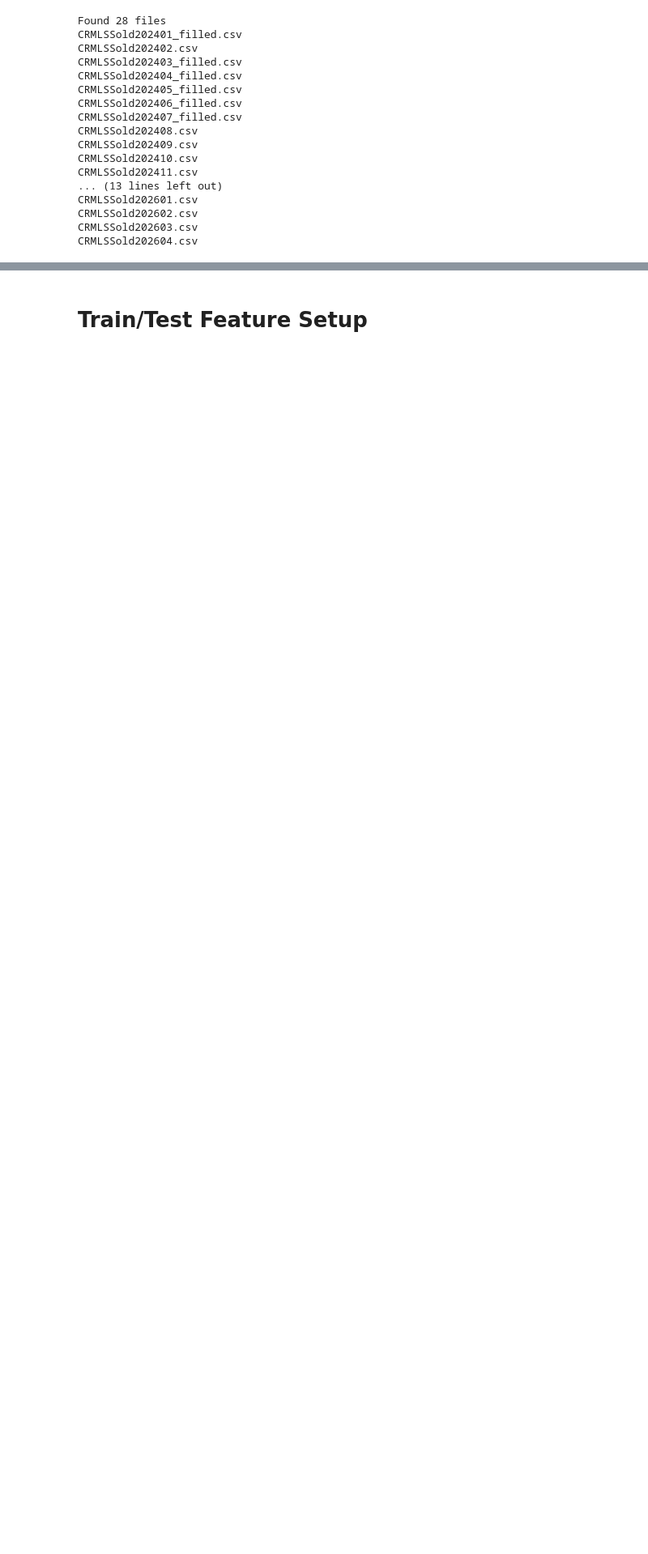
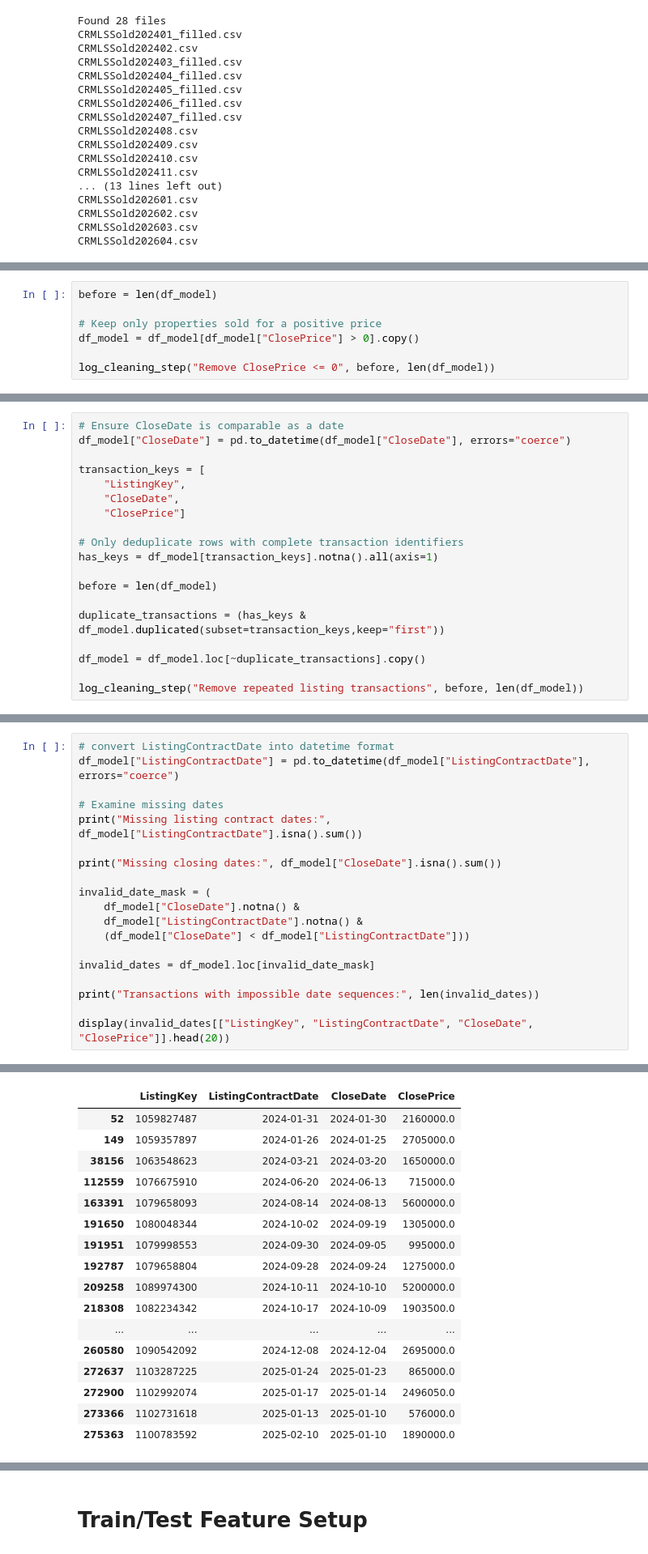
Before and after one commit to KieraChiu/IDX-Exchange-Data-Science, a Jupyter notebook: 02_preprocessing.ipynb, the cells around one changed output, grey strips where cells are left out. Shown at 81% size. Drawn from its saved outputs; the diff is of its cells as text; blank space fills up the shorter version.

```diff
--- a/02_preprocessing.ipynb
+++ b/02_preprocessing.ipynb
@@ -270,0 +143,7 @@ Test rows: 12490
+# %%
+before = len(df_model)
+
+# Keep only properties sold for a positive price
+df_model = df_model[df_model["ClosePrice"] > 0].copy()
+
+log_cleaning_step("Remove ClosePrice <= 0", before, len(df_model))
@@ -270,0 +200,19 @@ Test rows: 12490
+# %%
+# Ensure CloseDate is comparable as a date
+df_model["CloseDate"] = pd.to_datetime(df_model["CloseDate"], errors="coerce")
+
+transaction_keys = [
+    "ListingKey",
+    "CloseDate",
+    "ClosePrice"]
+
+# Only deduplicate rows with complete transaction identifiers
+has_keys = df_model[transaction_keys].notna().all(axis=1)
+
+before = len(df_model)
+
+duplicate_transactions = (has_keys & df_model.duplicated(subset=transaction_keys,keep="first"))
+
+df_model = df_model.loc[~duplicate_transactions].copy()
+
+log_cleaning_step("Remove repeated listing transactions", before, len(df_model))
@@ -270,0 +225,20 @@ Test rows: 12490
+# %%
+# convert ListingContractDate into datetime format
+df_model["ListingContractDate"] = pd.to_datetime(df_model["ListingContractDate"], errors="coerce")
+
+# Examine missing dates
+print("Missing listing contract dates:", df_model["ListingContractDate"].isna().sum())
+
+print("Missing closing dates:", df_model["CloseDate"].isna().sum())
+
+invalid_date_mask = (
+    df_model["CloseDate"].notna() &
+    df_model["ListingContractDate"].notna() &
+    (df_model["CloseDate"] < df_model["ListingContractDate"]))
+
+invalid_dates = df_model.loc[invalid_date_mask]
+
+print("Transactions with impossible date sequences:", len(invalid_dates))
+
+display(invalid_dates[["ListingKey", "ListingContractDate", "CloseDate", "ClosePrice"]].head(20))
+# %% [output]
@@ -270,0 +248,17 @@ Test rows: 12490
+|  | ListingKey | ListingContractDate | CloseDate | ClosePrice |
+| 52 | 1059827487 | 2024-01-31 | 2024-01-30 | 2160000.0 |
+| 149 | 1059357897 | 2024-01-26 | 2024-01-25 | 2705000.0 |
+| 38156 | 1063548623 | 2024-03-21 | 2024-03-20 | 1650000.0 |
+| 112559 | 1076675910 | 2024-06-20 | 2024-06-13 | 715000.0 |
+| 163391 | 1079658093 | 2024-08-14 | 2024-08-13 | 5600000.0 |
+| 191650 | 1080048344 | 2024-10-02 | 2024-09-19 | 1305000.0 |
+| 191951 | 1079998553 | 2024-09-30 | 2024-09-05 | 995000.0 |
+| 192787 | 1079658804 | 2024-09-28 | 2024-09-24 | 1275000.0 |
+| 209258 | 1089974300 | 2024-10-11 | 2024-10-10 | 5200000.0 |
+| 218308 | 1082234342 | 2024-10-17 | 2024-10-09 | 1903500.0 |
+| ... | ... | ... | ... | ... |
+| 260580 | 1090542092 | 2024-12-08 | 2024-12-04 | 2695000.0 |
+| 272637 | 1103287225 | 2025-01-24 | 2025-01-23 | 865000.0 |
+| 272900 | 1102992074 | 2025-01-17 | 2025-01-14 | 2496050.0 |
+| 273366 | 1102731618 | 2025-01-13 | 2025-01-10 | 576000.0 |
+| 275363 | 1100783592 | 2025-02-10 | 2025-01-10 | 1890000.0 |
```
Also changed, not shown: parts of 44 cells of this notebook, 1 other file.
